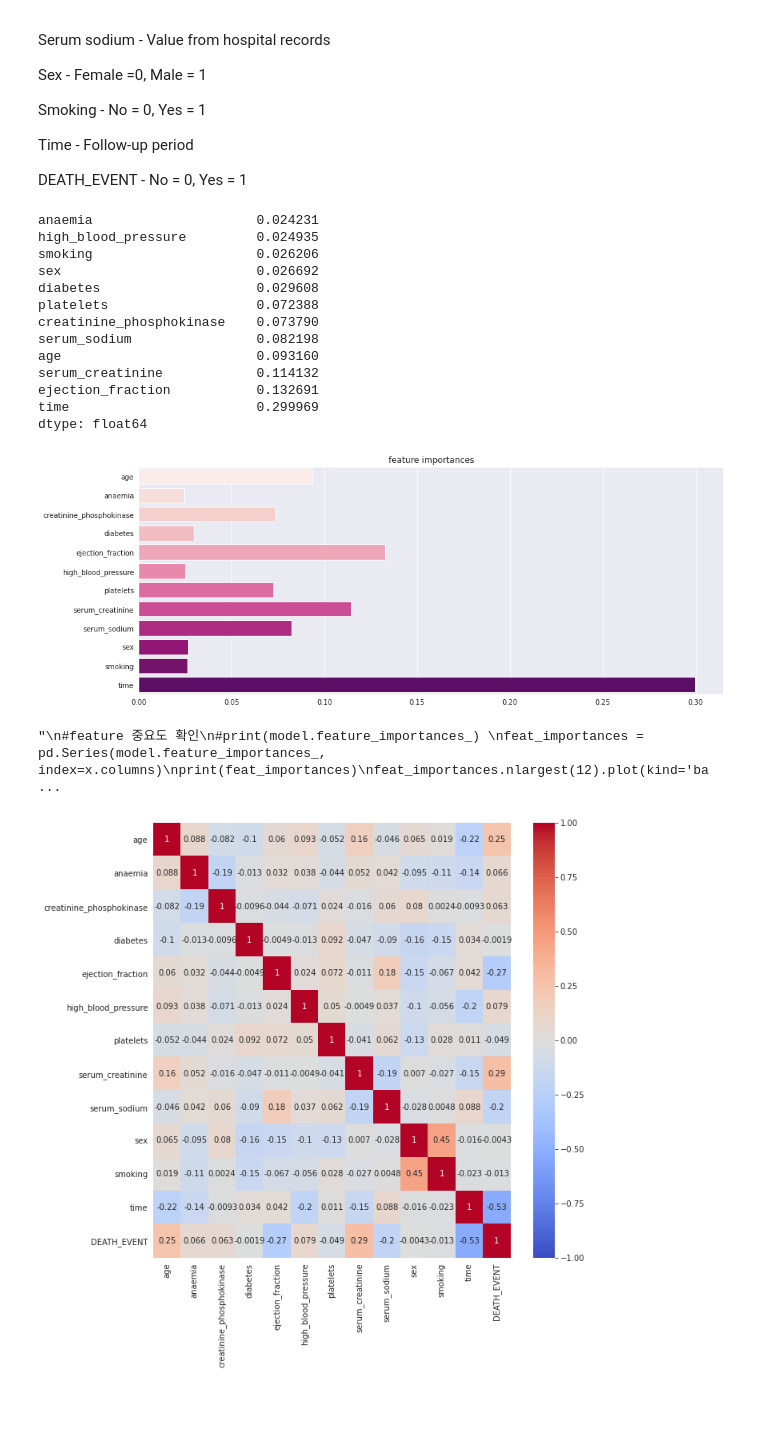
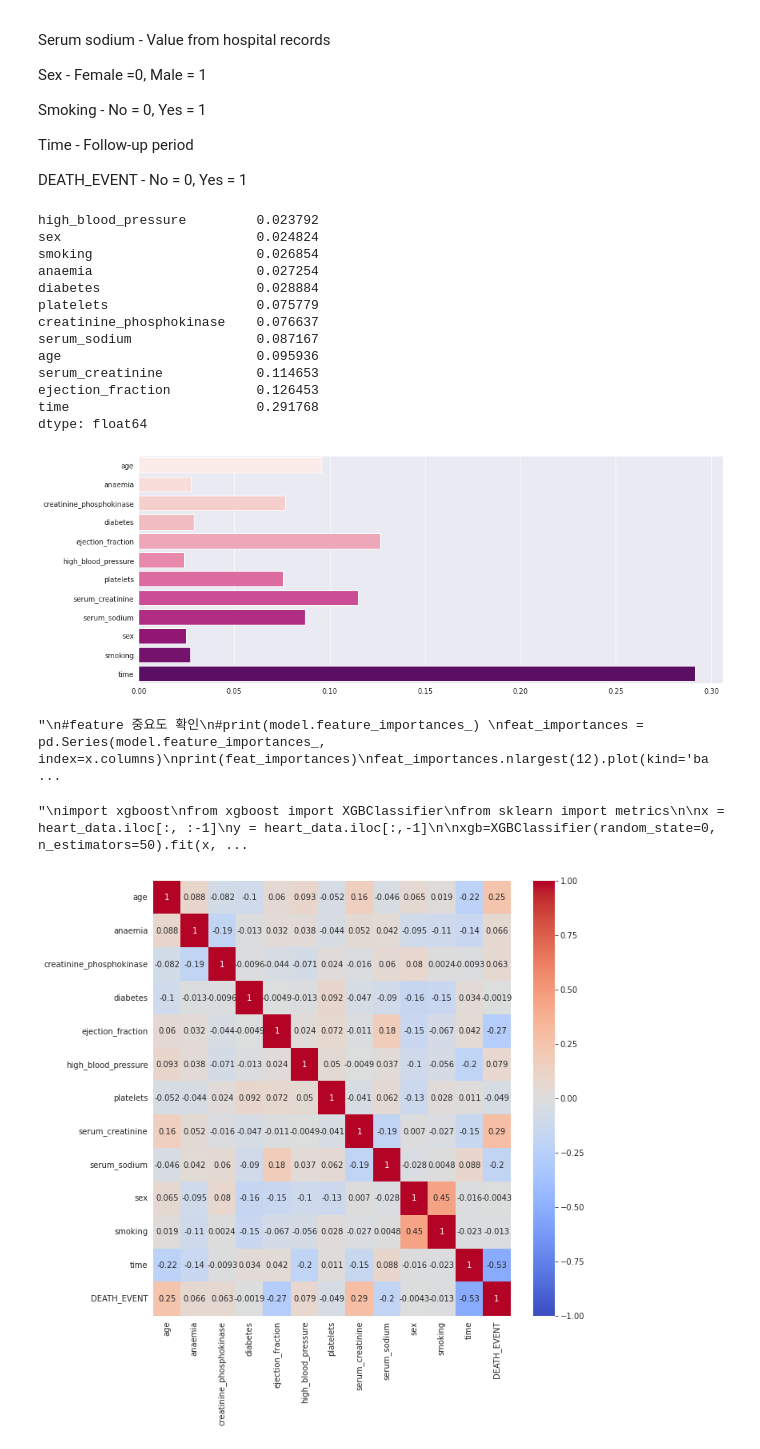
Before and after one commit to ggume/forgrad, a Jupyter notebook: for_grad.ipynb, the cells around one changed output. Cells and saved outputs as stored; diff of their text form; code cells hidden in the pictures; blank space fills up the shorter version.

```diff
--- a/for_grad.ipynb
+++ b/for_grad.ipynb
@@ -56,48 +56,67 @@ from sklearn.ensemble import ExtraTreesClassifier
 import matplotlib.pyplot as plt
 
 model = ExtraTreesClassifier()
 model.fit(x,y)
 
 #feature 중요도 확인
 #print(model.feature_importances_)
 
 feat_importances = pd.Series(model.feature_importances_, index=x.columns)
 feat_importances = feat_importances.sort_values()
 
 #sns.barplot(x=model.feature_importances_,y=x.columns, palette="RdPu", order=feat_importances.sort_values())
 sns.barplot(x=model.feature_importances_,y=x.columns, palette="RdPu")
 #sns.barplot(x=feat_importances.columns,y='DEATH_EVENT', palette="RdPu", data=heart_data)
 
 #출력
 print(feat_importances)
-plt.title("feature importances")
 plt.show()
 
 
 '''
 #feature 중요도 확인
 #print(model.feature_importances_)
 feat_importances = pd.Series(model.feature_importances_, index=x.columns)
 print(feat_importances)
 feat_importances.nlargest(12).plot(kind='barh')
 plt.show()
 '''
 # %% [output]
-anaemia                     0.024231
-high_blood_pressure         0.024935
-smoking                     0.026206
-sex                         0.026692
-diabetes                    0.029608
-platelets                   0.072388
-creatinine_phosphokinase    0.073790
-serum_sodium                0.082198
-age                         0.093160
-serum_creatinine            0.114132
-ejection_fraction           0.132691
-time                        0.299969
+high_blood_pressure         0.023792
+sex                         0.024824
+smoking                     0.026854
+anaemia                     0.027254
+diabetes                    0.028884
+platelets                   0.075779
+creatinine_phosphokinase    0.076637
+serum_sodium                0.087167
+age                         0.095936
+serum_creatinine            0.114653
+ejection_fraction           0.126453
+time                        0.291768
 dtype: float64
-[figure, old version]
+[figure, new version]
 "\n#feature 중요도 확인\n#print(model.feature_importances_) \nfeat_importances = pd.Series(model.feature_importances_, index=x.columns)\nprint(feat_importances)\nfeat_importances.nlargest(12).plot(kind='ba ...
+# %%
+"""
+import xgboost
+from xgboost import XGBClassifier
+from sklearn import metrics
+
+x = heart_data.iloc[:, :-1]
+y = heart_data.iloc[:,-1]
+
+xgb=XGBClassifier(random_state=0, n_estimators=50).fit(x, y)
+print('acc: ', metrics.accuracy_score(y, xgb.predict(x)))
+
+import eli5
+from eli5.sklearn import PermutationImportance
+
+perm=PermutationImportance(xgb, random_state=1).fit(x, y)
+eli5.show_weights(perm, feature_names=x.columns.tolist())
+"""
+# %% [output]
+"\nimport xgboost\nfrom xgboost import XGBClassifier\nfrom sklearn import metrics\n\nx = heart_data.iloc[:, :-1]\ny = heart_data.iloc[:,-1]\n\nxgb=XGBClassifier(random_state=0, n_estimators=50).fit(x, ...
 # %%
 plt.figure(figsize=(10,10))
 sns.heatmap(heart_data.corr(), vmin=-1, cmap='coolwarm', annot=True);
```
Also changed, not shown: parts of 11 cells of this notebook.
